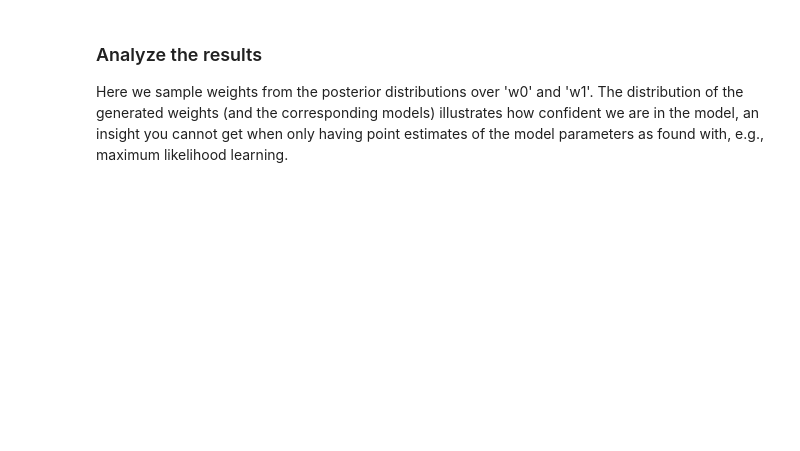
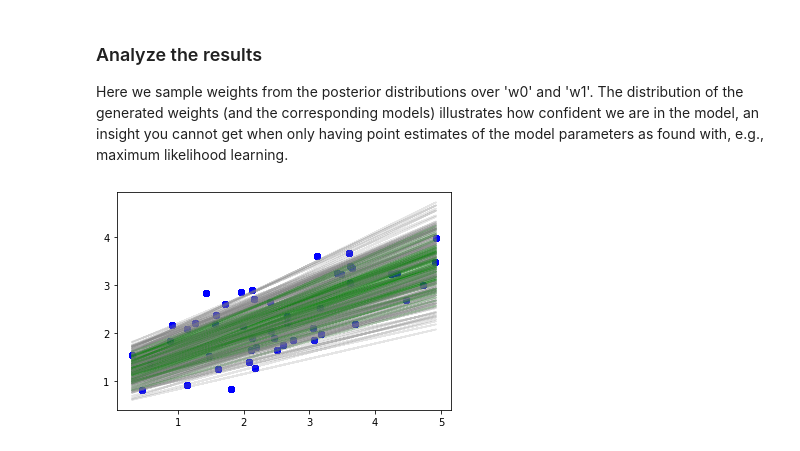
Before and after one commit to KuskIV/ml_exam_notes, a Jupyter notebook: selfstudy/11.ipynb, the cells around one changed output. Cells and saved outputs as stored; diff of their text form; code cells hidden in the pictures; blank space fills up the shorter version.

```diff
--- a/selfstudy/11.ipynb
+++ b/selfstudy/11.ipynb
@@ -37,28 +37,32 @@ def generate_data(N=10, true_w0= 1., true_w1=.5):
 Helper function for visualizing the data as well as the true and learned functions
 # %%
 def data_plotter(data, true_w0=None, true_w1=None,
-                 approx_w0=None, approx_w1=None):
+                 approx_w0=None, approx_w1=None, std_w0=None, std_w1=None):
     """
     Use to plot data. If y is not none it contains responses, and (x,y) will be scatter-plotted
     If neither true_w0 nor true_w1 is None, we will plot the line true_w0 + x * true_w1 in red.
     If neither approx_w0 nor approx_w1 is None, we plot the line approx_w0 + x * approx_w1 in green.
     """
     if data is not None:
-        plt.plot(data["x"].numpy(), data["y"].numpy(), "bo")
+        plt.plot(data["x"].numpy(), data["y"].numpy(), "bo", zorder=1)
 
     # Plot true line if given
     if true_w0 is not None and true_w1 is not None:
-        plt.plot(data["x"].numpy(), true_w0 + true_w1 * data["x"].numpy(), "r-")
+        plt.plot(data["x"].numpy(), true_w0 + true_w1 * data["x"].numpy(), "r-", zorder=2)
 
     # Plot approximation if given
     if approx_w0 is not None and approx_w1 is not None:
-        plt.plot(data["x"].numpy(), approx_w0+ approx_w1* data["x"].numpy(), "g-", alpha=.2)
+        plt.plot(data["x"].numpy(), approx_w0+ approx_w1* data["x"].numpy(), "g-", alpha=.2, zorder=2)
+
+    # Plot std if given
+    if std_w0 is not None and std_w1 is not None:
+        plt.plot(data["x"].numpy(), std_w0+ std_w1* data["x"].numpy(), "grey", alpha=.2, zorder=2)
 # %% [markdown]
 Generate a data set with 50 data points
 # %%
 true_w0= 1.
 true_w1=.5
-data = generate_data(N=10, true_w0=true_w0, true_w1=true_w1)
+data = generate_data(N=50, true_w0=true_w0, true_w1=true_w1)
 # %% [markdown]
 Plot the data together with the regression line around which the data has been generated.
 # %%
@@ -123,11 +147,18 @@ Here we sample weights from the posterior distributions over 'w0' and 'w1'. The
 # %%
 for _ in range(100):
     w0_mean = pyro.param("w0_mean").detach().item()
     w0_scale = pyro.param("w0_scale").detach().item()
     w1_mean = pyro.param("w1_mean").detach().item()
     w1_scale = pyro.param("w1_scale").detach().item()
     w0_sample = pyro.sample("w0_sample", dist.Normal(w0_mean, w0_scale)).numpy()
     w1_sample = pyro.sample("w1_sample", dist.Normal(w1_mean, w1_scale)).numpy()
     data_plotter(data, approx_w0=w0_sample, approx_w1=w1_sample)
+    # plot gray 1 std uncertainty lines, gaussian so 68% data expect within 1 std
+    # plot gray std_above
+    data_plotter(data, std_w0=w0_sample+w0_scale, std_w1=w1_sample+w1_scale)
+    #plot gray std_above
+    data_plotter(data, std_w0=w0_sample-w0_scale, std_w1=w1_sample-w1_scale)
 data_plotter(data)
 plt.show()
+# %% [output]
+[figure, added]
```
Also changed, not shown: parts of 15 cells of this notebook, 7 other files.
